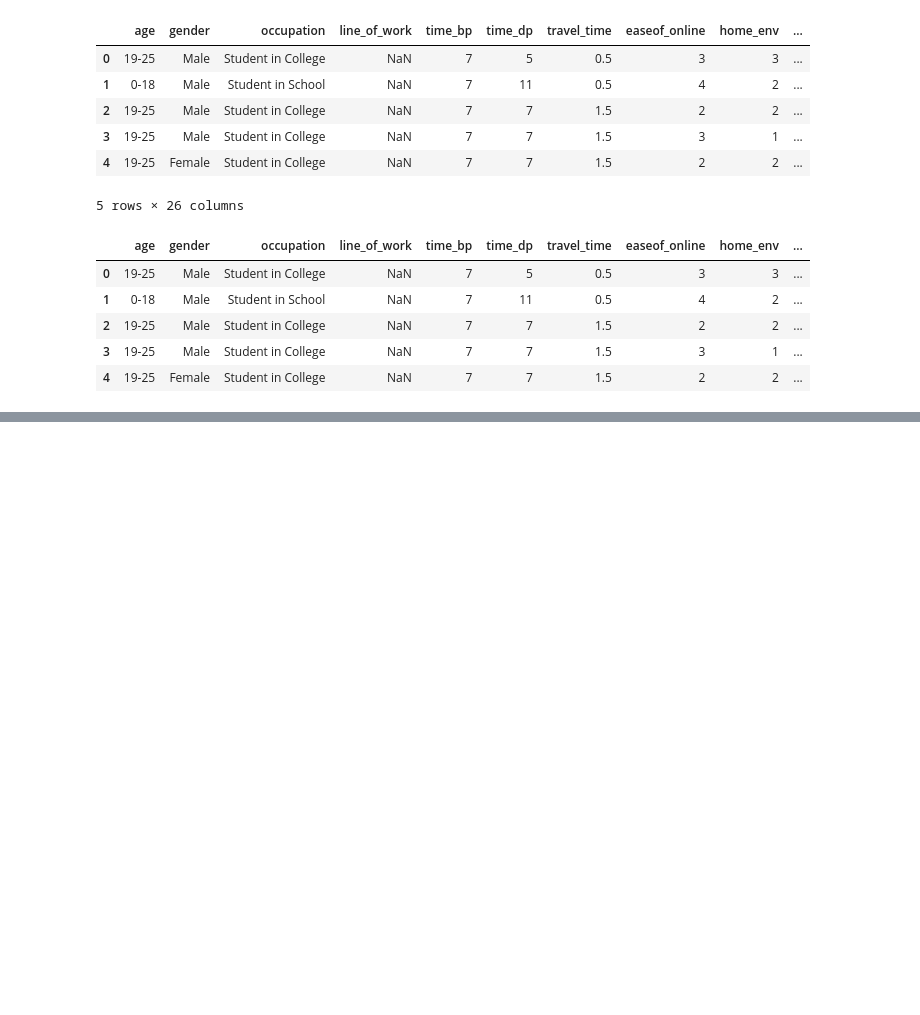
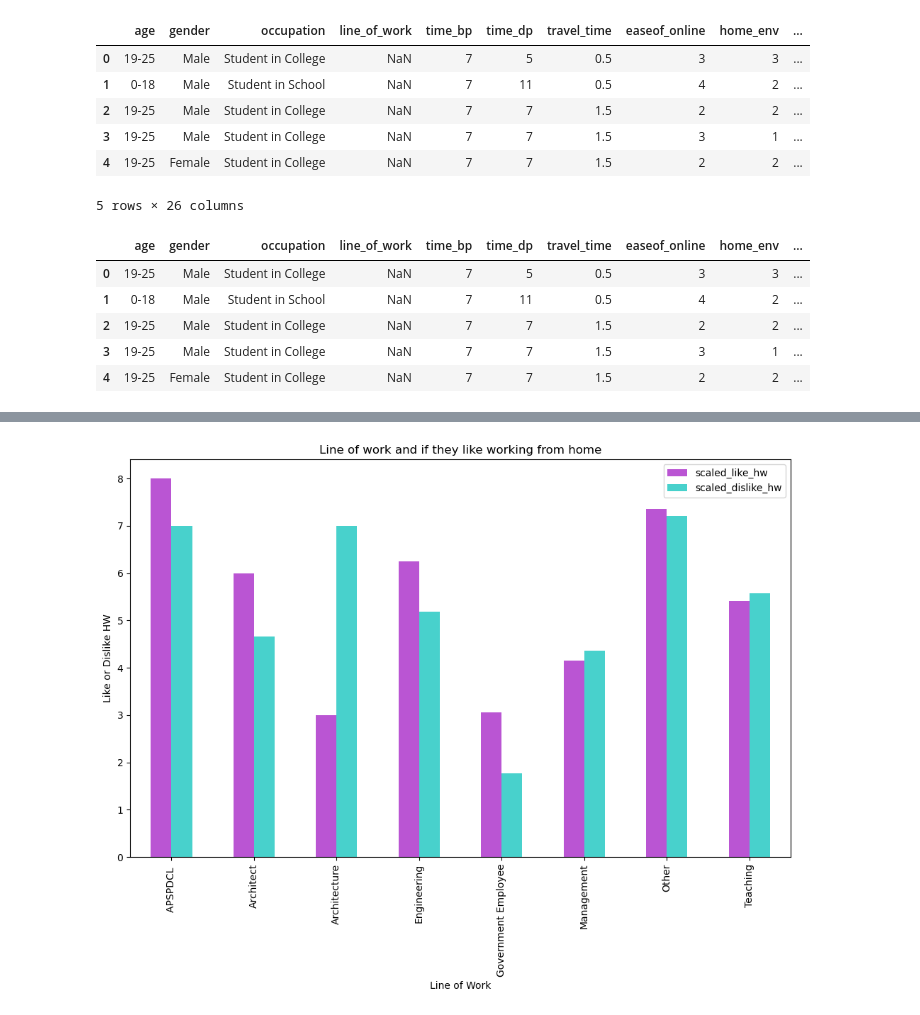
Before and after one commit to AayushiDaliparthi/Project_1_uoft, a Jupyter notebook: MariaQuestion1.ipynb, the cells around one changed output, grey strips where cells are left out. Cells and saved outputs as stored; diff of their text form; code cells hidden in the pictures; blank space fills up the shorter version.

```diff
--- a/MariaQuestion1.ipynb
+++ b/MariaQuestion1.ipynb
@@ -118,0 +121,16 @@ df.head()
+# %%
+#Selecting the columns required
+hw_work_data = df[['line_of_work', 'scaled_like_hw', 'scaled_dislike_hw']]
+# %%
+#Group data by line of work and calculate the relationships of whether they like hw or not
+hw_work_data = hw_work_data.groupby('line_of_work').mean()
+hw_work_data
+
+hw_work_data_styled = hw_work_data.style.set_caption("Line of work and whether or not they like working from home").set_table_styles([{
+    'selector': 'caption',
+    'props': [
+        ('color', 'white'),
+        ('font-size', '20px')
+    ]
+}]).set_properties(**{'text-align': 'left'})
+hw_work_data_styled
@@ -118,0 +149,12 @@ df.head()
+# %%
+#Plotting a bar chart using matplotlib to visualize whether or not they like working from home depending on line of work
+#Note this was on a scale of 1-8
+hw_work_data.plot(kind='bar', figsize=(10, 8), color = ['mediumorchid', 'mediumturquoise'])
+plt.xlabel('Line of Work')
+plt.ylabel('Like or Dislike HW')
+plt.title('Line of work and if they like working from home')
+plt.xticks(rotation= 90)
+plt.tight_layout()
+plt.show()
+# %% [output]
+[figure, added]
```
Also changed, not shown: parts of 4 cells of this notebook, 1 other file.
